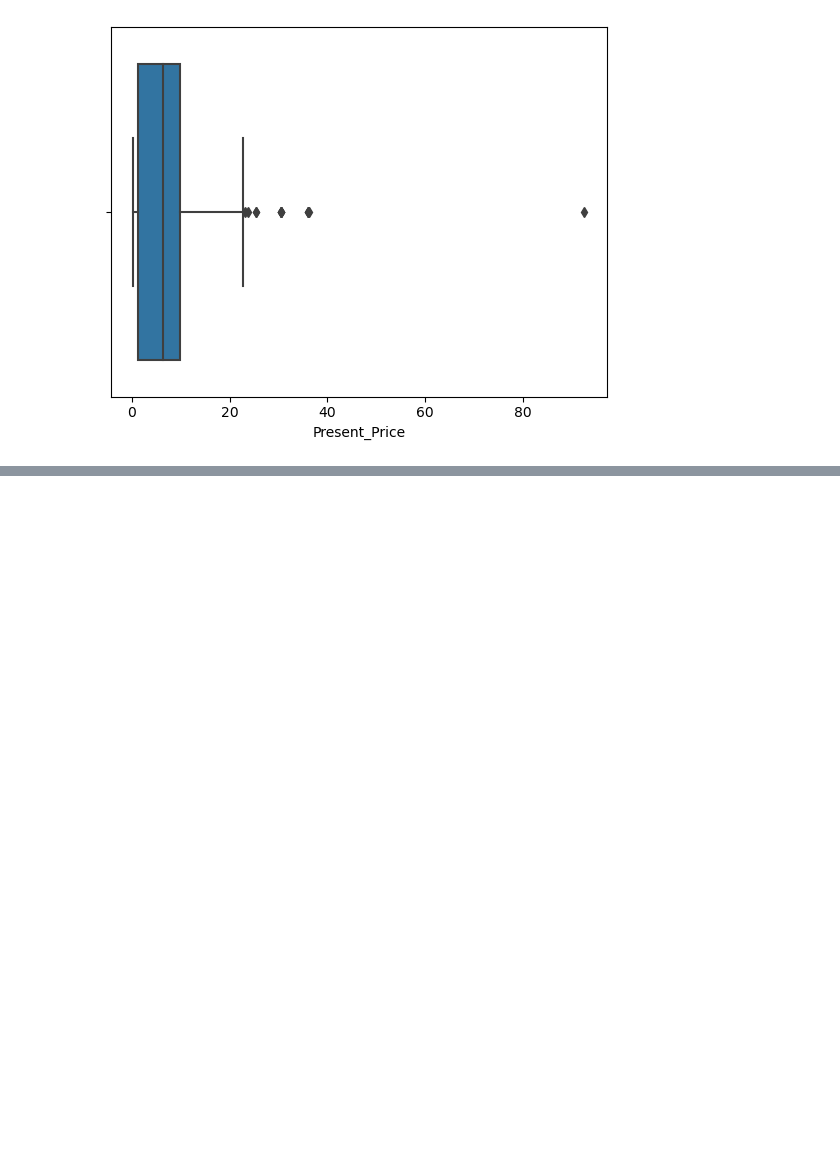
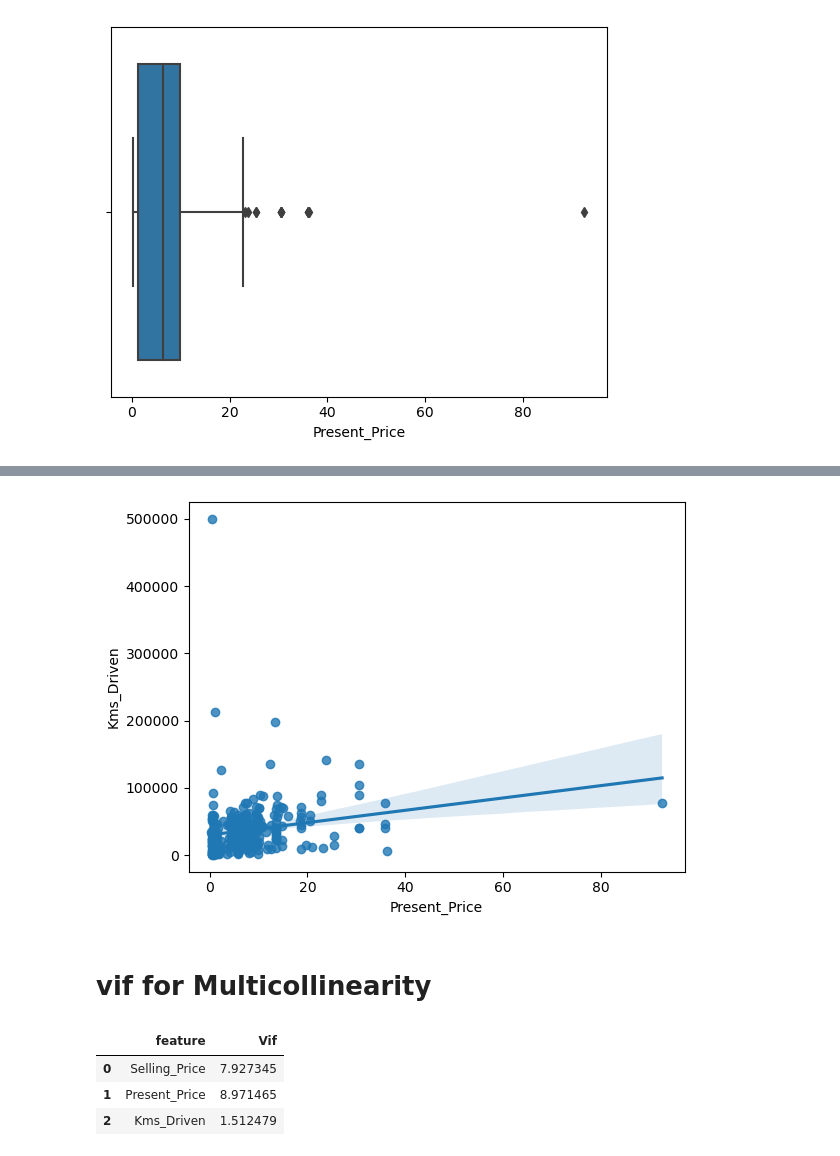
Before and after one commit to chandanverma07/ML-BA, a Jupyter notebook: Linear Regression 1.ipynb, the cells around one changed output, grey strips where cells are left out. Drawn from its saved outputs; the diff is of its cells as text; code cells hidden in the pictures; blank space fills up the shorter version.

```diff
--- a/Linear Regression 1.ipynb
+++ b/Linear Regression 1.ipynb
@@ -176,0 +290,7 @@ plt.show()
+# %%
+sb.regplot(x="Present_Price",y="Kms_Driven",data=mydata2)
+plt.show()
+# %% [output]
+[figure, added]
+# %% [markdown]
+# vif for Multicollinearity
@@ -176,0 +307,7 @@ plt.show()
+# %%
+vif_data_frame
+# %% [output]
+|  | feature | Vif |
+| 0 | Selling_Price | 7.927345 |
+| 1 | Present_Price | 8.971465 |
+| 2 | Kms_Driven | 1.512479 |
```
Also changed, not shown: parts of 34 cells of this notebook.
